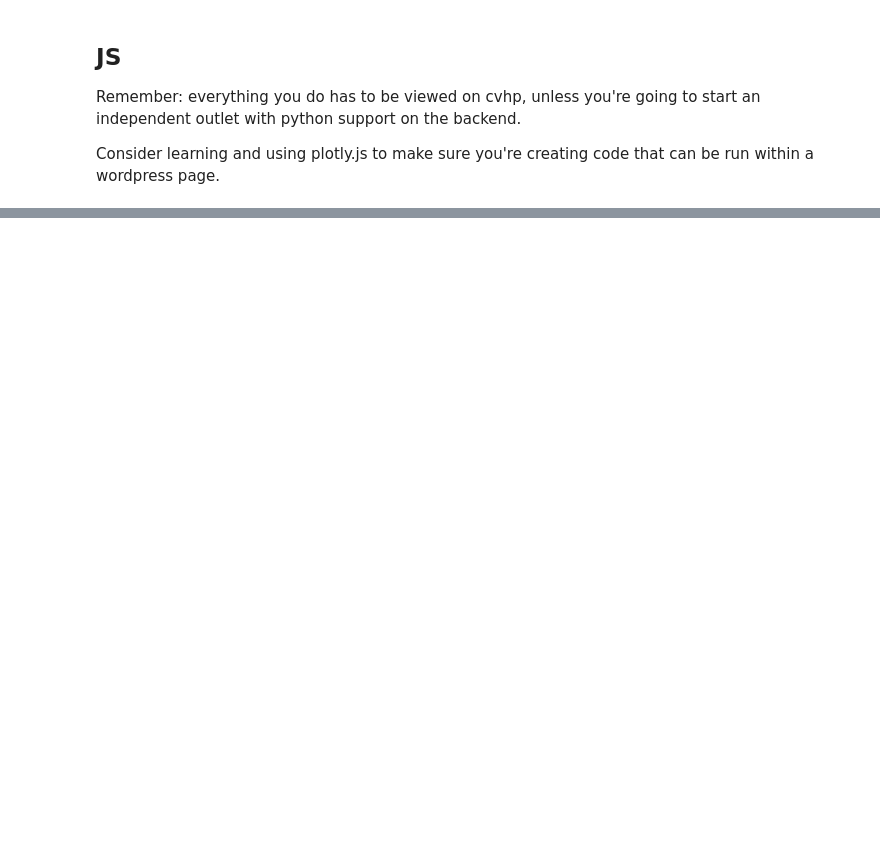
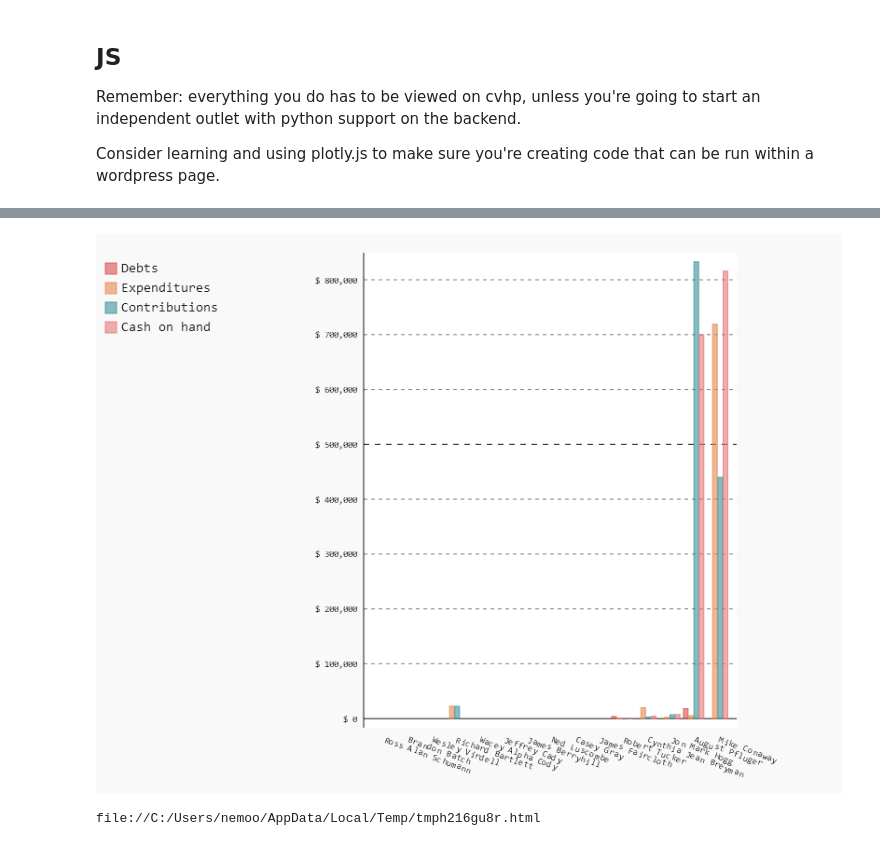
Before and after one commit to nemo-omen/tx-politics, a Jupyter notebook: holoviews.ipynb, the cells around one changed output, grey strips where cells are left out. Cells and saved outputs as stored; diff of their text form; code cells hidden in the pictures; blank space fills up the shorter version.

Commit message:
Switched to pygal with great success

```diff
--- a/holoviews.ipynb
+++ b/holoviews.ipynb
@@ -51,0 +111,4 @@ Consider learning and using plotly.js to make sure you're creating code that can
+# %%
+contribs = pd.read_csv('fec/contribs_sum.csv')
+# %%
+merged = pd.merge(df, contribs, on='name')
@@ -51,0 +125,15 @@ Consider learning and using plotly.js to make sure you're creating code that can
+# %%
+bar_chart = pygal.Bar(x_label_rotation=20, style=RedBlueStyle)
+
+bar_chart.x_labels = (merged['name'])
+bar_chart.value_formatter = lambda y: '${:20,.0f}'.format(y)
+bar_chart.add('Debts', merged['debts_owed_by_committee'])
+bar_chart.add('Expenditures', merged['disbursements'])
+bar_chart.add('Contributions', merged['contributions'])
+bar_chart.add('Cash on hand', merged['cash_on_hand_end_period'])
+# %% [output]
+[figure, added]
+# %%
+bar_chart.render_in_browser()
+# %% [output]
+file://C:/Users/nemoo/AppData/Local/Temp/tmph216gu8r.html
```
Also changed, not shown: parts of 12 cells of this notebook, 5 other files.
